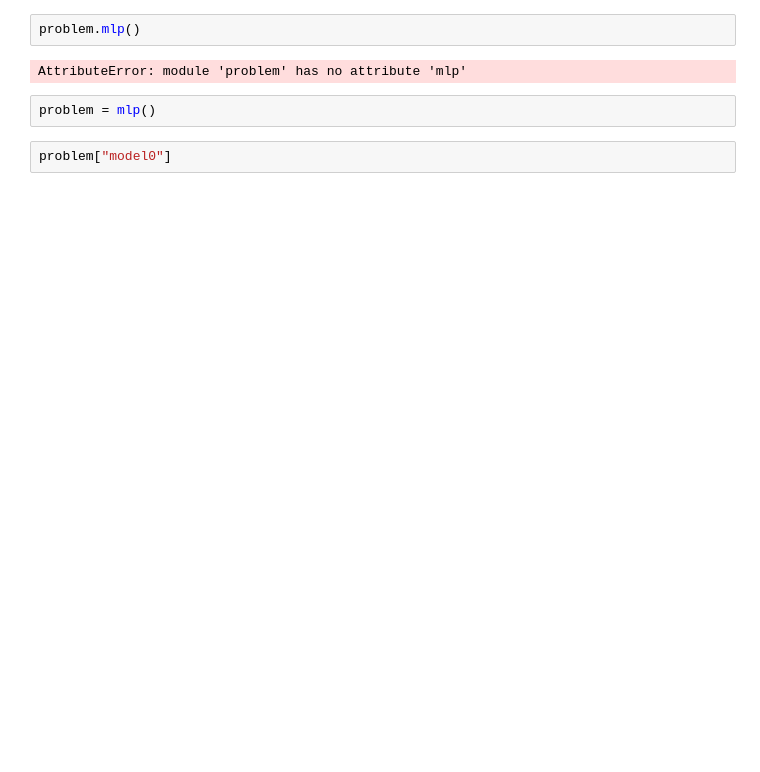
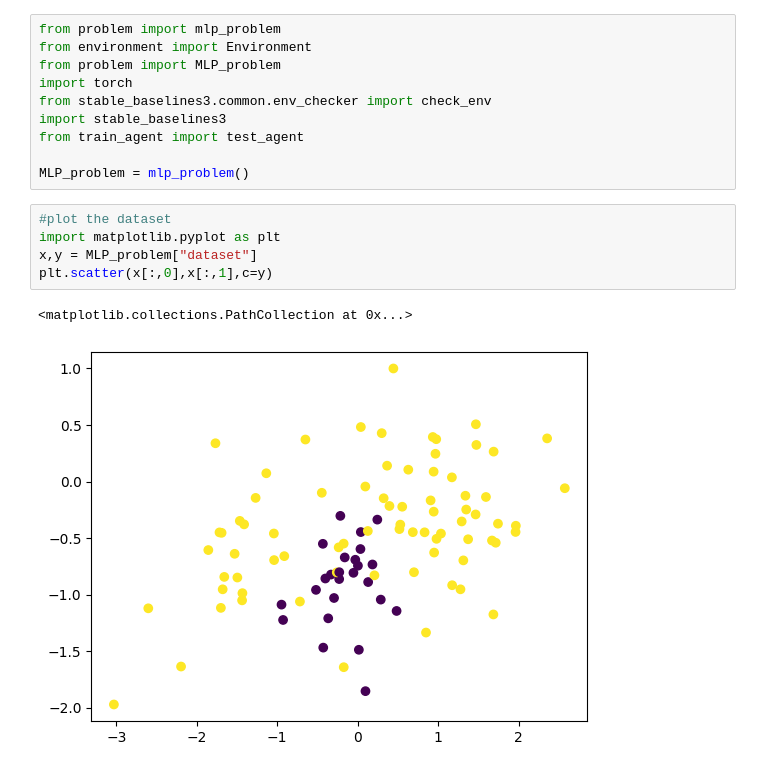
Before and after one commit to tidiane-camaret/autoML_switch_opt, a Jupyter notebook: exps.ipynb, the cells around one changed output. Cells and saved outputs as stored; diff of their text form; blank space fills up the shorter version.

Commit message:
show training example

```diff
--- a/exps.ipynb
+++ b/exps.ipynb
@@ -6,8 +1,18 @@ ImportError: cannot import name 'mlp' from 'problem' (/media/tidianes/linux_home
-# %%
-problem.mlp()
-# %% [output]
-AttributeError: module 'problem' has no attribute 'mlp'
-# %%
-problem = mlp()
-# %%
-problem["model0"]
+# %%
+from problem import mlp_problem
+from environment import Environment
+from problem import MLP_problem
+import torch
+from stable_baselines3.common.env_checker import check_env
+import stable_baselines3
+from train_agent import test_agent
+
+MLP_problem = mlp_problem()
+# %%
+#plot the dataset
+import matplotlib.pyplot as plt
+x,y = MLP_problem["dataset"]
+plt.scatter(x[:,0],x[:,1],c=y)
+# %% [output]
+<matplotlib.collections.PathCollection at 0x...>
+[figure, added]
```
Also changed, not shown: parts of 6 cells of this notebook, 5 other files.
